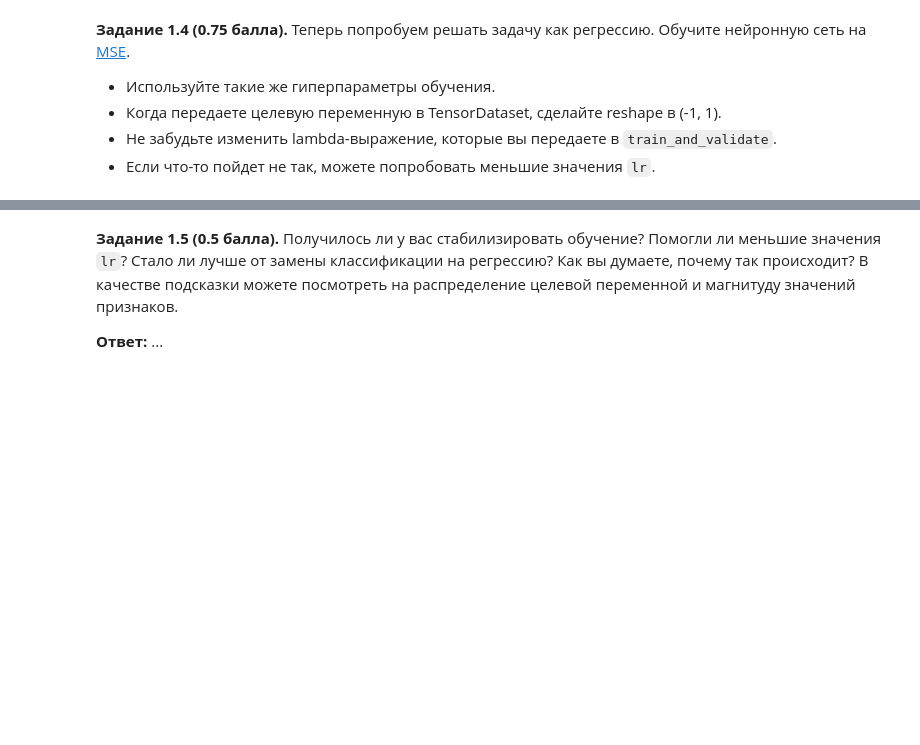
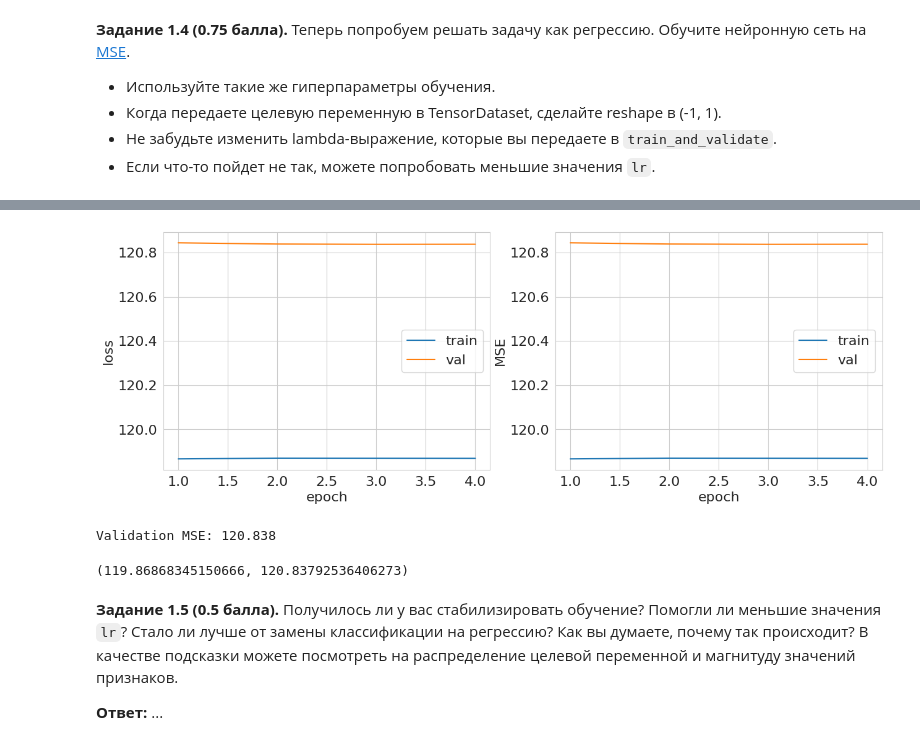
Before and after one commit to Kulikov17/MLDS_DL, a Jupyter notebook: HW1/mlp-light.ipynb, the cells around one changed output, grey strips where cells are left out. Cells and saved outputs as stored; diff of their text form; code cells hidden in the pictures; blank space fills up the shorter version.

```diff
--- a/HW1/mlp-light.ipynb
+++ b/HW1/mlp-light.ipynb
@@ -380,4 +329,19 @@ RuntimeError: ignored
 - Не забудьте изменить lambda-выражение, которые вы передаете в `train_and_validate`.
 - Если что-то пойдет не так, можете попробовать меньшие значения `lr`.
 # %%
-# YOUR CODE HERE (－.－)...zzzZZZzzzZZZ
+num_epochs = 4
+model = MLP().to(device)
+optimizer = torch.optim.SGD(model.parameters(), lr=1e-2, momentum=0.9)
+criterion = nn.MSELoss().to(device)
+# %%
+X_train_tensor = torch.from_numpy(np.float32(X_train))
+X_val_tensor = torch.from_numpy(np.float32(X_val))
+
+y_train_tensor = torch.from_numpy(np.float32((y_train - min_year).reshape(-1, 1)))
+y_val_tensor = torch.from_numpy(np.float32((y_val - min_year).reshape(-1, 1)))
+
+train_dataset = TensorDataset(X_train_tensor, y_train_tensor)
+val_dataset = TensorDataset(X_val_tensor, y_val_tensor)
+
+train_loader = DataLoader(train_dataset, batch_size=64, shuffle=True, num_workers=4, pin_memory=True)
+val_loader = DataLoader(val_dataset, batch_size=64, shuffle=True, num_workers=4, pin_memory=True)
@@ -384,3 +358,15 @@ RuntimeError: ignored
+# %%
+train_and_validate(model,
+                   optimizer,
+                   criterion,
+                   mse,
+                   train_loader,
+                   val_loader,
+                   num_epochs)
+# %% [output]
+[figure, added]
+Validation MSE: 120.838
+(119.86868345150666, 120.83792536406273)
 # %% [markdown]
 **Задание 1.5 (0.5 балла).** Получилось ли у вас стабилизировать обучение? Помогли ли меньшие значения `lr`? Стало ли лучше от замены классификации на регрессию? Как вы думаете, почему так происходит? В качестве подсказки можете посмотреть на распределение целевой переменной и магнитуду значений признаков.
 
```
Also changed, not shown: parts of 12 cells of this notebook.
